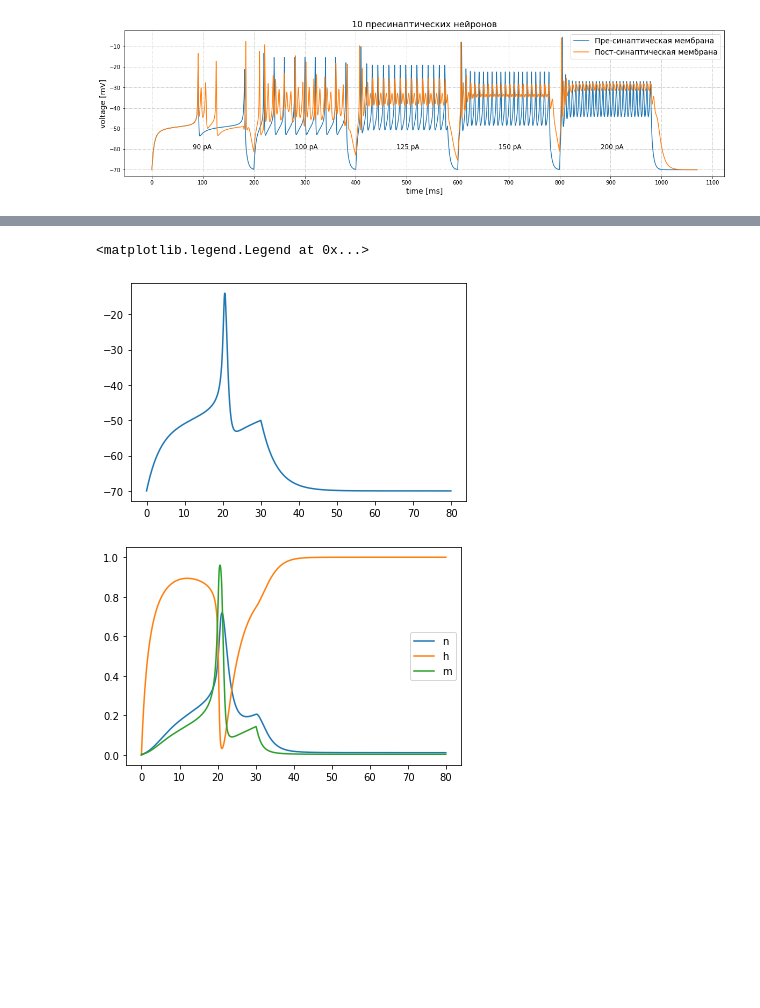
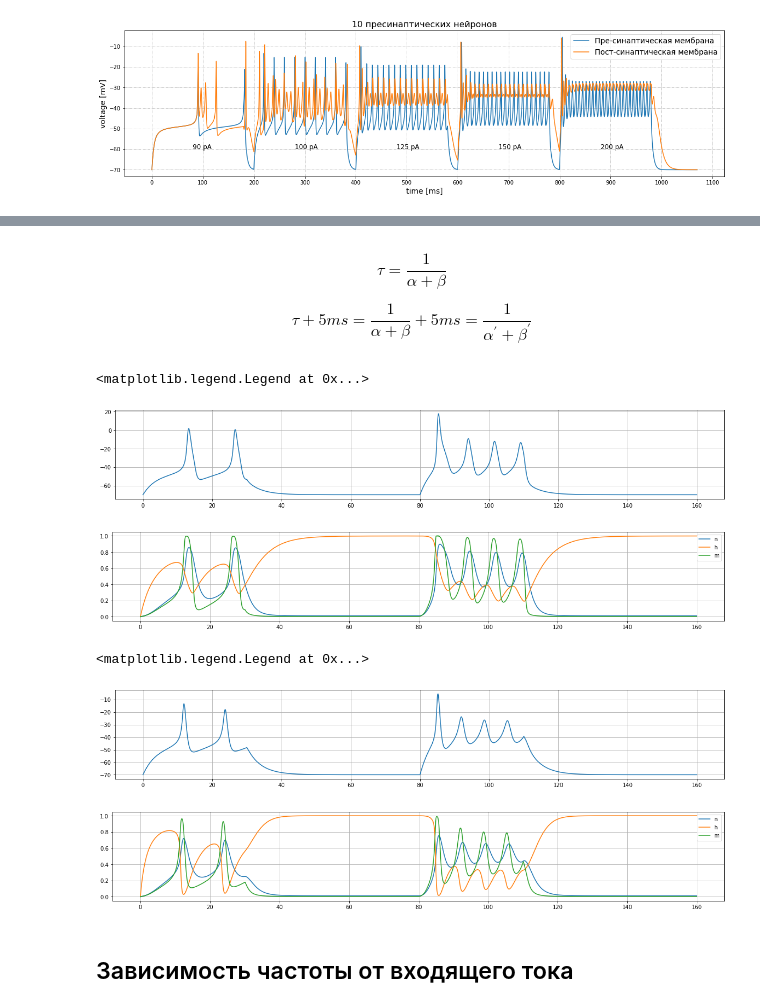
Before and after one commit to shcecter/nocimod, a Jupyter notebook: simplest_spiking.ipynb, the cells around one changed output, grey strips where cells are left out. Drawn from its saved outputs; the diff is of its cells as text; code cells hidden in the pictures; blank space fills up the shorter version.

```diff
--- a/simplest_spiking.ipynb
+++ b/simplest_spiking.ipynb
@@ -341,19 +426,27 @@ legend([f"$\\tau_{x}$" for x in ['m', 'n', 'h']])
 start_scope()
 Cm = 20*pF
 
-eqs = """
+test_eqs = """
 dv/dt = (gL * (El - v) + gK * n**4 * (Ek - v) + gNa*m**3*h*(Ena - v) + I + Isyn) / Cm : volt
 
-dn/dt = a_n * (1 - n) - b_n * n : 1
+#dn/dt = a_n * (1 - n) - b_n * n : 1
 a_n = 0.032/mV * 5*mV / exprel((15*mV - v + VT)/5/mV) / ms : Hz
 b_n = 0.5 * exp((10*mV - v + VT)/40/mV) / ms : Hz
+
+dn/dt = -(n - n0) / tau_n : 1
+n0 = a_n / (a_n + b_n) : 1
+tau_n = 1 / (a_n + b_n) : second
 
 dm/dt = a_m * (1 - m) - b_m * m : 1
 a_m = 0.32/mV * 4*mV / exprel((13*mV - v + VT)/4/mV) / ms : Hz
 b_m = 0.28/mV * 5*mV / exprel((v - VT - 40*mV)/5/mV) / ms : Hz
-dh/dt = a_h * (1 - h) - b_h * h : 1
+
+#dh/dt = a_h * (1 - h) - b_h * h : 1
 a_h = 0.128*exp((17*mV - v + VT)/18/mV) / ms : Hz
 b_h = 4 / (1 + exp((40*mV - v + VT)/5/mV)) / ms : Hz
+dh/dt = -(h - h0) / tau_h : 1
+h0 = a_h / (a_h + b_h) : 1
+tau_h = 1 / (a_h + b_h) + 3*ms : second
 
 dIsyn/dt = -Isyn/tau_s : ampere
 
@@ -361,22 +454,47 @@ I : ampere
 """
 
 test = NeuronGroup(1, eqs, method='euler')
-testmon = StateMonitor(test, ['v', 'n', 'm', 'h'], True)
+testmon = StateMonitor(test, ['v', 'n', 'm', 'h', 'tau_n'], True)
 
 test.v = El
-test.I = 100*pA
 
-run(30*ms)
-test.I = 0 * pA
-run(50*ms)
+for j in [120, 200]*pA:
+    test.I = j
+    run(30*ms)
+    test.I = 0*pA
+    run(50*ms)
+# %% [markdown]
+$$ \tau = \frac{1}{\alpha + \beta} $$
+
+$$ \tau + 5ms = \frac{1}{\alpha + \beta} + 5ms = \frac{1}{\alpha^{'} + \beta^{'}} $$
+# %%
+# modified,
+figure(figsize=(20, 3))
+plot(testmon.t/ms, testmon.v[0]/mV)
+grid()
+figure(figsize=(20,3))
+plot(testmon.t/ms, testmon.n[0], label='n')
+plot(testmon.t/ms, testmon.h[0], label='h')
+plot(testmon.t/ms, testmon.m[0], label='m')
+grid()
+legend()
+# %% [output]
+<matplotlib.legend.Legend at 0x...>
+[figure, added]
+[figure, added]
 # %%
+figure(figsize=(20, 3))
 plot(testmon.t/ms, testmon.v[0]/mV)
-figure()
+grid()
+figure(figsize=(20,3))
 plot(testmon.t/ms, testmon.n[0], label='n')
 plot(testmon.t/ms, testmon.h[0], label='h')
 plot(testmon.t/ms, testmon.m[0], label='m')
+grid()
 legend()
 # %% [output]
 <matplotlib.legend.Legend at 0x...>
-[figure, old version]
+[figure, new version]
-[figure, old version]
+[figure, new version]
+# %% [markdown]
+## Зависимость частоты от входящего тока
```
Also changed, not shown: parts of 13 cells of this notebook, 2 other files.
